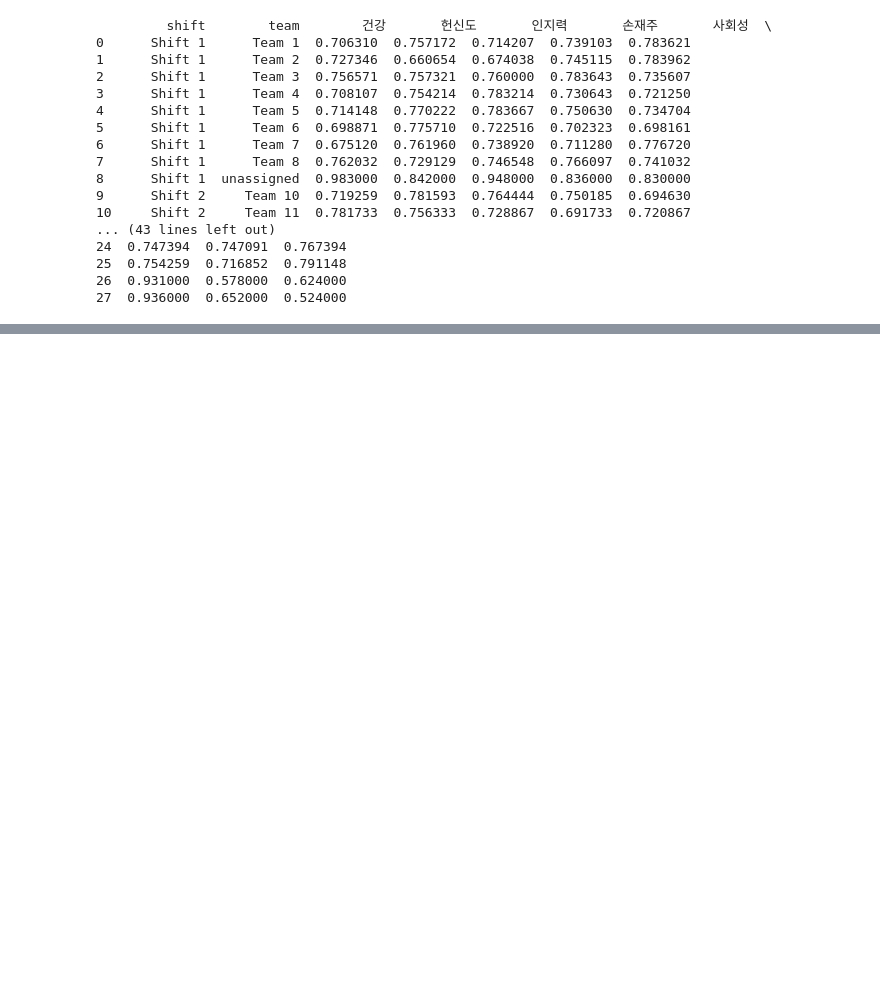
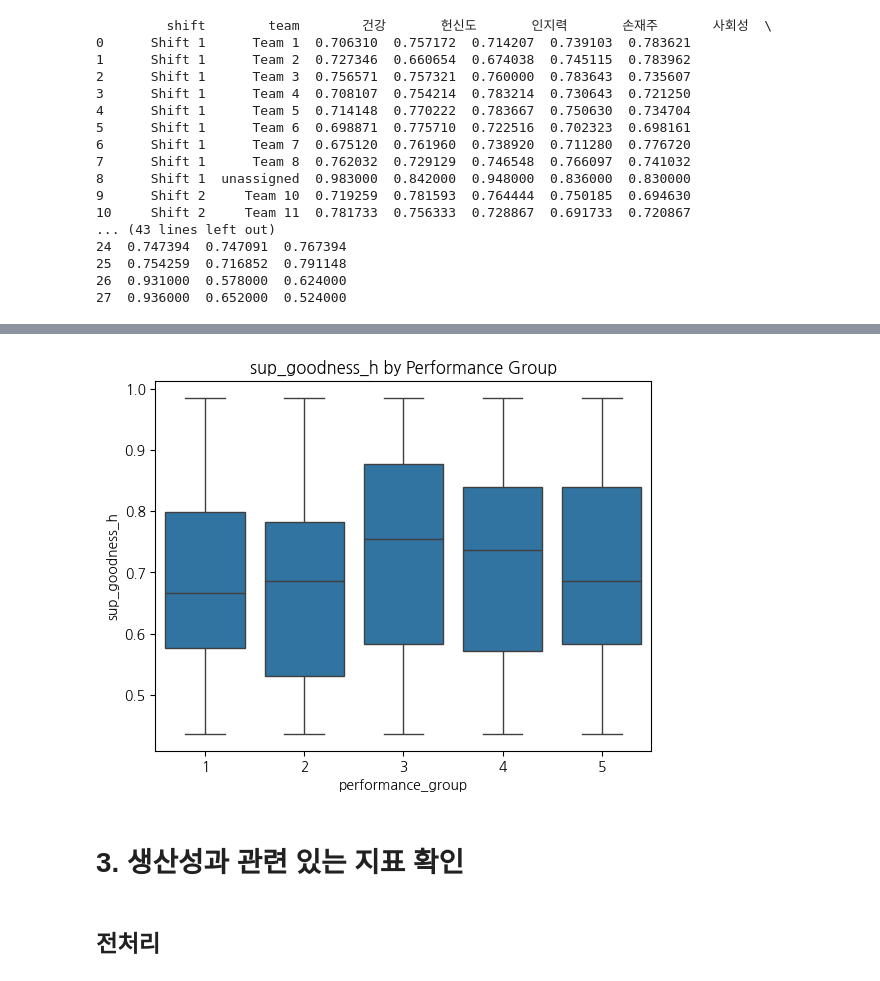
Before and after one commit to Myungbin-Choi/HR_profiling, a Jupyter notebook: profiling_HR.ipynb, the cells around one changed output, grey strips where cells are left out. Cells and saved outputs as stored; diff of their text form; code cells hidden in the pictures; blank space fills up the shorter version.

```diff
--- a/profiling_HR.ipynb
+++ b/profiling_HR.ipynb
@@ -175,0 +474,2 @@ print(shift_info)
+# %%
+recent_df['performance_group'] = recent_df['performance_group'].astype(int)
@@ -175,0 +598,10 @@ print(shift_info)
+# %%
+sns.boxplot(x='performance_group', y='sup_goodness_h', data=recent_df)
+plt.title('sup_goodness_h by Performance Group')
+plt.show()
+# %% [output]
+[figure, added]
+# %% [markdown]
+# 3. 생산성과 관련 있는 지표 확인
+# %% [markdown]
+## 전처리
```
Also changed, not shown: parts of 130 cells of this notebook.
